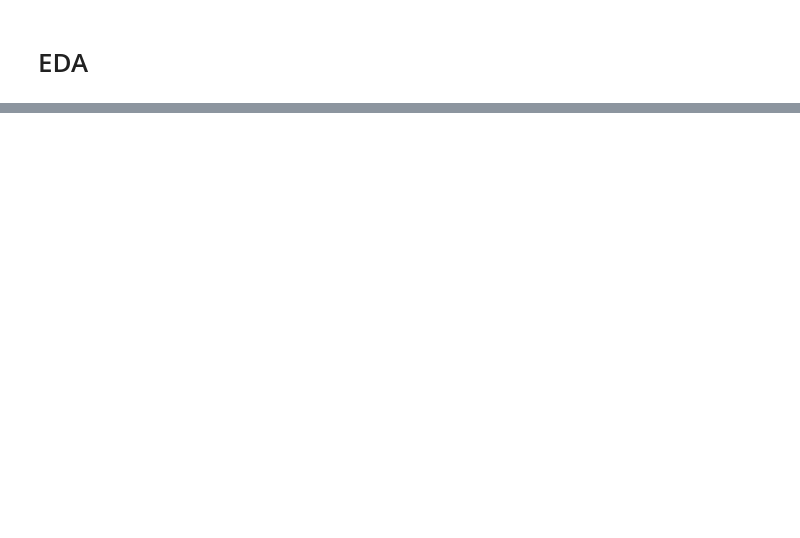
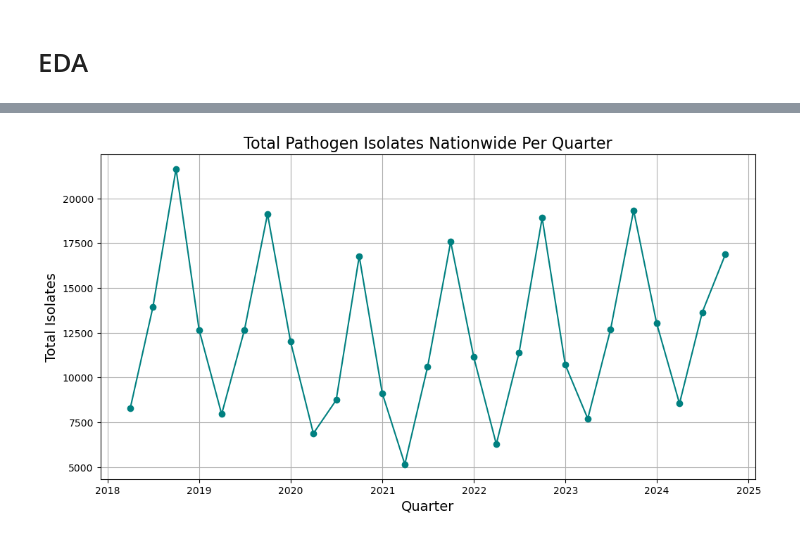
Before and after one commit to NikkiLa1/DS-5610-EDA-Final, a Jupyter notebook: EDA Code.ipynb, the cells around one changed output, grey strips where cells are left out. Drawn from its saved outputs; the diff is of its cells as text; code cells hidden in the pictures; blank space fills up the shorter version.

```diff
--- a/EDA Code.ipynb
+++ b/EDA Code.ipynb
@@ -162,0 +211,14 @@ counts_per_year = merged_df.groupby(['year', 'pathogen']).size().unstack(fill_va
+# %%
+merged_df['date'] = pd.to_datetime(merged_df[['year', 'month']].assign(day=1))
+
+# group by quarter and sum num_isolates
+quarterly_data = (
+    merged_df.groupby(pd.Grouper(key='date', freq='Q'))['num_isolates']
+    .sum()
+    .reset_index()
+)
+
+# rename columns for clarity
+quarterly_data.rename(columns={'date': 'quarter', 'num_isolates': 'total_isolates'}, inplace=True)
+
+quarterly_data.head()
@@ -162,0 +232,11 @@ counts_per_year = merged_df.groupby(['year', 'pathogen']).size().unstack(fill_va
+# %%
+# plot quarterly sum of isolates
+plt.figure(figsize=(12, 6))
+plt.plot(quarterly_data['quarter'], quarterly_data['total_isolates'], marker='o', linestyle='-', color='teal')
+plt.title('Total Pathogen Isolates Nationwide Per Quarter', fontsize = 16)
+plt.xlabel('Quarter', fontsize = 14)
+plt.ylabel('Total Isolates', fontsize = 14)
+plt.grid(True)
+plt.show()
+# %% [output]
+[figure, added]
```
Also changed, not shown: parts of 19 cells of this notebook.
